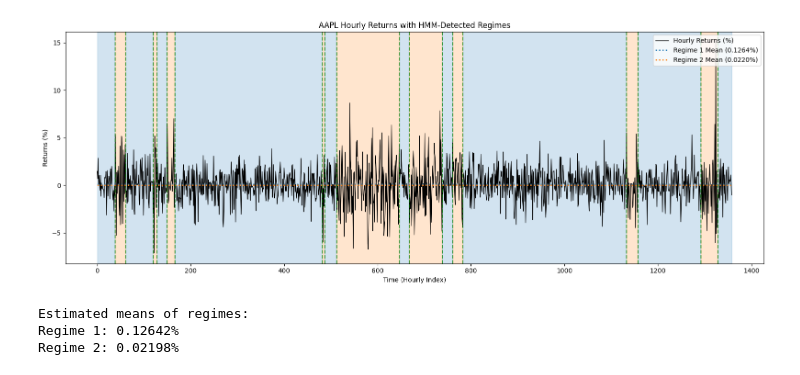
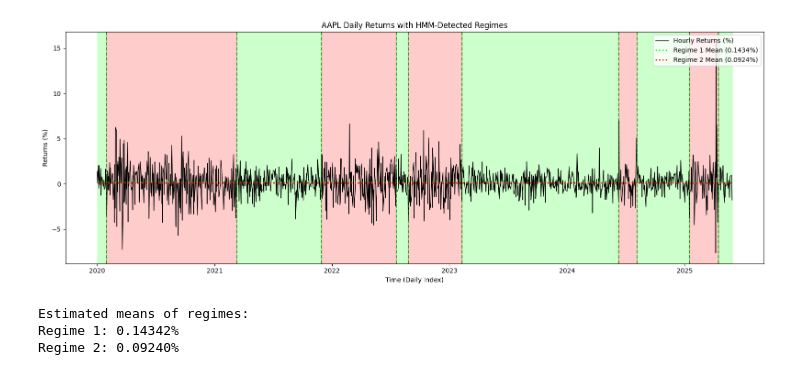
Before and after one commit to sheharyarakhtar/quantjourney, a Jupyter notebook: RegimeDetection.ipynb, the cells around one changed output. Cells and saved outputs as stored; diff of their text form; code cells hidden in the pictures.

```diff
--- a/RegimeDetection.ipynb
+++ b/RegimeDetection.ipynb
@@ -61,6 +61,5 @@ model.fit(X)
 hidden_states = model.predict(X)
 # %%
-
 # Create figure with two subplots
 fig, (ax1, ax2) = plt.subplots(2, 1, figsize=(15, 10))
 
@@ -78,15 +77,28 @@ ax1.legend()
 
 # Plot 2: Predicted Regime Changes
 ax2.plot(sim_data, label='Simulated Returns')
+
+# Determine which state is bullish (higher mean)
+bullish_state = np.argmax(model.means_)
+bearish_state = 1 - bullish_state
+
+# Add colored background for regimes
 for i in range(1, len(hidden_states)):
     if hidden_states[i] != hidden_states[i-1]:
         ax2.axvline(x=i, color='green', linestyle='--', alpha=0.7)
 
+    # Add colored background
+    if hidden_states[i] == bullish_state:
+        ax2.axvspan(i-1, i, color='green', alpha=0.2)
+    else:
+        ax2.axvspan(i-1, i, color='red', alpha=0.2)
+
 # Plot estimated means for each regime
 for state in range(n_states):
     mean_value = model.means_[state, 0]
+    color = 'green' if state == bullish_state else 'red'
     ax2.hlines(mean_value, 0, len(sim_data),
-               colors=['red', 'blue'][state],
+               colors=color,
                linestyles='dotted',
                label=f'Regime {state+1} Mean ({mean_value:.4f}%)')
 
@@ -106,7 +118,7 @@ import matplotlib.pyplot as plt
 from hmmlearn import hmm
 
 # Download hourly data for AAPL
-ticker = 'META'
+ticker = 'AAPL'
 df = yf.download(ticker, start='2020-01-01', end='2025-05-30', progress=False)
 df.reset_index(inplace=True)
 
@@ -122,45 +134,44 @@ model.fit(X)
 # Predict hidden states
 hidden_states = model.predict(X)
 df['State'] = hidden_states
 
 # Colors for regimes
-colors = ['#1f77b4', '#ff7f0e']  # Blue and Orange
-
+colors = ['#00ff00', '#ff0000']  # Green for bullish and Red for bearish
 plt.figure(figsize=(16, 6))
-plt.plot(df['Percent Change'], color='black', lw=1, label='Hourly Returns (%)')
+plt.plot(df['Date'], df['Percent Change'], color='black', lw=1, label='Hourly Returns (%)')
 
 # Shade background by predicted regimes
 for state in range(n_states):
-    idx = np.where(hidden_states == state)[0]
+    idx = np.where(df['State'] == state)[0]
     if len(idx) > 0:
         groups = np.split(idx, np.where(np.diff(idx) != 1)[0] + 1)
         for g in groups:
-            plt.axvspan(g[0], g[-1], color=colors[state], alpha=0.2)
+            plt.axvspan(df['Date'].iloc[g[0]], df['Date'].iloc[g[-1]], color=colors[state], alpha=0.2)
 
 # Plot vertical lines at regime change points
-for i in range(1, len(hidden_states)):
-    if hidden_states[i] != hidden_states[i-1]:
-        plt.axvline(x=i, color='green', linestyle='--', alpha=0.7)
+for i in range(1, len(df['State'])):
+    if df['State'].iloc[i] != df['State'].iloc[i-1]:
+        plt.axvline(x=df['Date'].iloc[i], color='green', linestyle='--', alpha=0.7)
 
 # Plot estimated regime means
 for state in range(n_states):
     mean_val = model.means_[state, 0]
-    plt.hlines(mean_val, 0, len(df), colors=colors[state], linestyles='dotted',
+    plt.hlines(mean_val, df['Date'].iloc[0], df['Date'].iloc[-1], colors=colors[state], linestyles='dotted',
                linewidth=2, label=f'Regime {state+1} Mean ({mean_val:.4f}%)')
 
-plt.title('AAPL Hourly Returns with HMM-Detected Regimes')
-plt.xlabel('Time (Hourly Index)')
+plt.title('AAPL Daily Returns with HMM-Detected Regimes')
+plt.xlabel('Time (Daily Index)')
 plt.ylabel('Returns (%)')
 plt.legend(loc='upper right')
 plt.tight_layout()
 plt.show()
 
 # Print estimated means
 print("Estimated means of regimes:")
 for i, mean in enumerate(model.means_.flatten()):
     print(f"Regime {i+1}: {mean:.5f}%")
 # %% [output]
-[figure, old version]
+[figure, new version]
 Estimated means of regimes:
-Regime 1: 0.12642%
-Regime 2: 0.02198%
+Regime 1: 0.14342%
+Regime 2: 0.09240%
```
Also changed, not shown: parts of 6 cells of this notebook.
